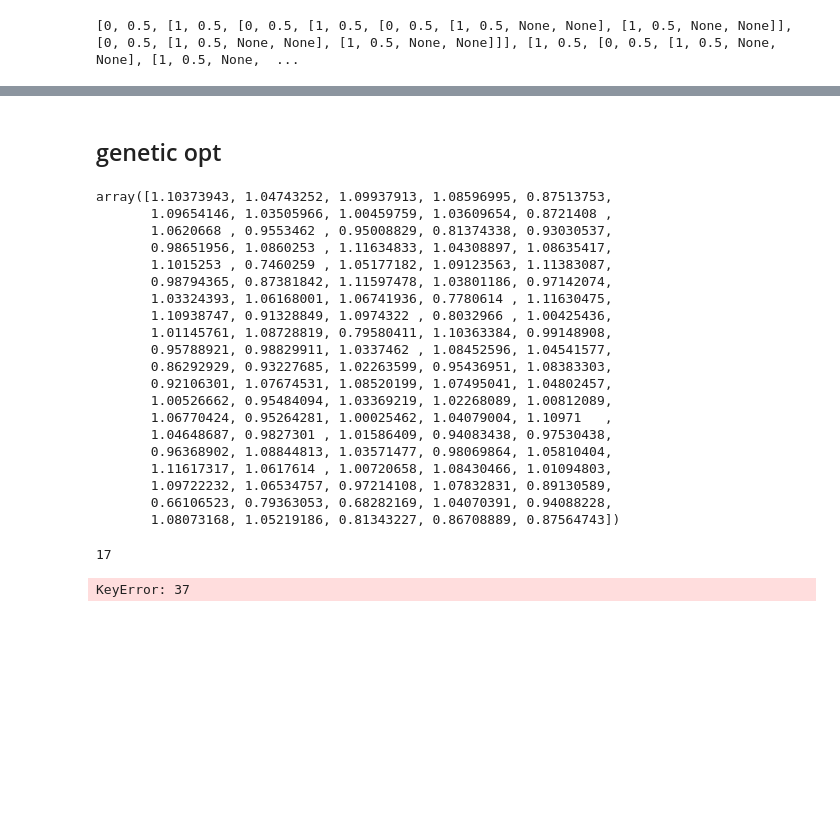
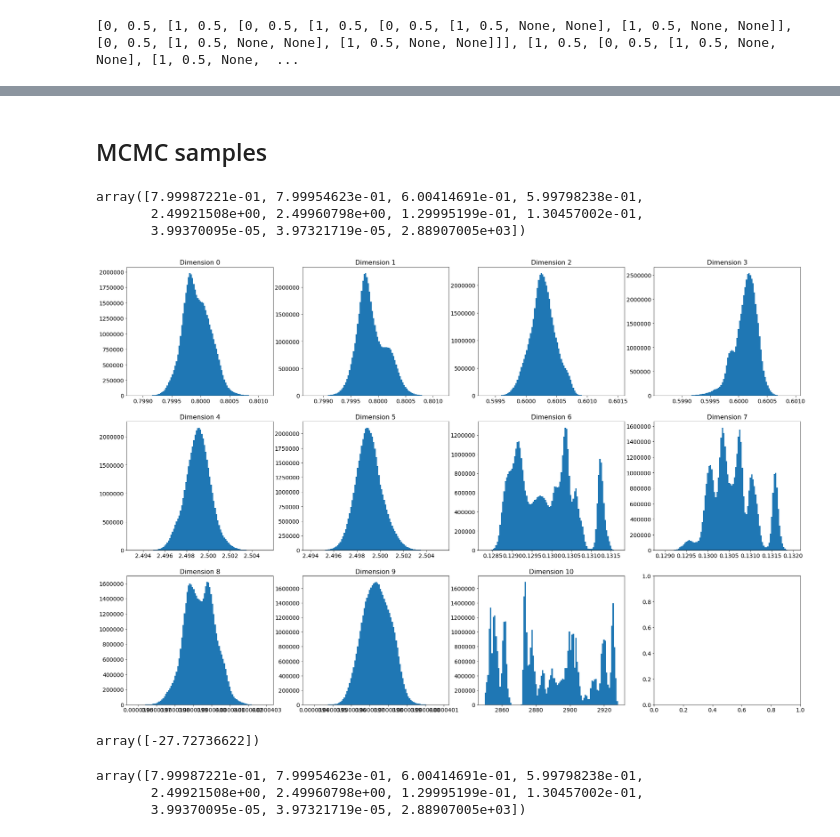
Before and after one commit to philippeller/space_partitioning, a Jupyter notebook: space_partitioning.ipynb, the cells around one changed output, grey strips where cells are left out. Drawn from its saved outputs; the diff is of its cells as text; code cells hidden in the pictures; blank space fills up the shorter version.

```diff
--- a/space_partitioning.ipynb
+++ b/space_partitioning.ipynb
@@ -369,15 +490,0 @@ tree
-# %% [markdown]
-## genetic opt
-# %%
-pop_size = 100
-
-population = {}
-for i in range(pop_size):
-
-    rep = [0, (np.random.rand() + np.random.rand())/2, [0, (np.random.rand() + np.random.rand())/2, None, None], None]
-    tree = tree_from_rep(rep)
-
-    if tree.type in population:
-        population[tree.type].append(tree)
-    else:
-        population[tree.type] = [tree]
@@ -393,31 +491,22 @@ for key in fitness:
-# %%
-fitness[list(fitness)[0]]
-# %% [output]
-array([1.10373943, 1.04743252, 1.09937913, 1.08596995, 0.87513753,
-       1.09654146, 1.03505966, 1.00459759, 1.03609654, 0.8721408 ,
-       1.0620668 , 0.9553462 , 0.95008829, 0.81374338, 0.93030537,
-       0.98651956, 1.0860253 , 1.11634833, 1.04308897, 1.08635417,
-       1.1015253 , 0.7460259 , 1.05177182, 1.09123563, 1.11383087,
-       0.98794365, 0.87381842, 1.11597478, 1.03801186, 0.97142074,
-       1.03324393, 1.06168001, 1.06741936, 0.7780614 , 1.11630475,
-       1.10938747, 0.91328849, 1.0974322 , 0.8032966 , 1.00425436,
-       1.01145761, 1.08728819, 0.79580411, 1.10363384, 0.99148908,
-       0.95788921, 0.98829911, 1.0337462 , 1.08452596, 1.04541577,
-       0.86292929, 0.93227685, 1.02263599, 0.95436951, 1.08383303,
-       0.92106301, 1.07674531, 1.08520199, 1.07495041, 1.04802457,
-       1.00526662, 0.95484094, 1.03369219, 1.02268089, 1.00812089,
-       1.06770424, 0.95264281, 1.00025462, 1.04079004, 1.10971   ,
-       1.04648687, 0.9827301 , 1.01586409, 0.94083438, 0.97530438,
-       0.96368902, 1.08844813, 1.03571477, 0.98069864, 1.05810404,
-       1.11617317, 1.0617614 , 1.00720658, 1.08430466, 1.01094803,
-       1.09722232, 1.06534757, 0.97214108, 1.07832831, 0.89130589,
-       0.66106523, 0.79363053, 0.68282169, 1.04070391, 0.94088228,
-       1.08073168, 1.05219186, 0.81343227, 0.86708889, 0.87564743])
-# %%
-np.argmax(fitness[list(fitness)[0]])
-# %% [output]
-17
-# %%
-population[37].rep
-# %% [output]
-KeyError: 37
+# %% [markdown]
+## MCMC samples
+# %%
+mcmc_samples = np.load('samples.npy')
+mcmc_weights = np.load('weights.npy')
+mcmc_log_post = np.load('log_post.npy')
+# %%
+points
+# %% [output]
+array([7.99987221e-01, 7.99954623e-01, 6.00414691e-01, 5.99798238e-01,
+       2.49921508e+00, 2.49960798e+00, 1.29995199e-01, 1.30457002e-01,
+       3.99370095e-05, 3.97321719e-05, 2.88907005e+03])
+# %%
+fig, ax = plt.subplots(3, 4, figsize=(30,20))
+
+for i in range(11):
+    ax[i//4, i%4].hist(mcmc_samples[i], bins=100, weights=mcmc_weights)
+    ax[i//4, i%4].set_title(f'Dimension {i}')
+
+plt.savefig('posterior.png')
+# %% [output]
+[figure, added]
@@ -423,0 +517,4 @@ KeyError: 37
+# %%
+mcmc_f([0.5] * 11)
+# %% [output]
+array([-27.72736622])
@@ -423,0 +527,7 @@ KeyError: 37
+# %%
+points = np.average(bounds, axis=1)
+points
+# %% [output]
+array([7.99987221e-01, 7.99954623e-01, 6.00414691e-01, 5.99798238e-01,
+       2.49921508e+00, 2.49960798e+00, 1.29995199e-01, 1.30457002e-01,
+       3.99370095e-05, 3.97321719e-05, 2.88907005e+03])
```
Also changed, not shown: parts of 35 cells of this notebook, 1 other file.
